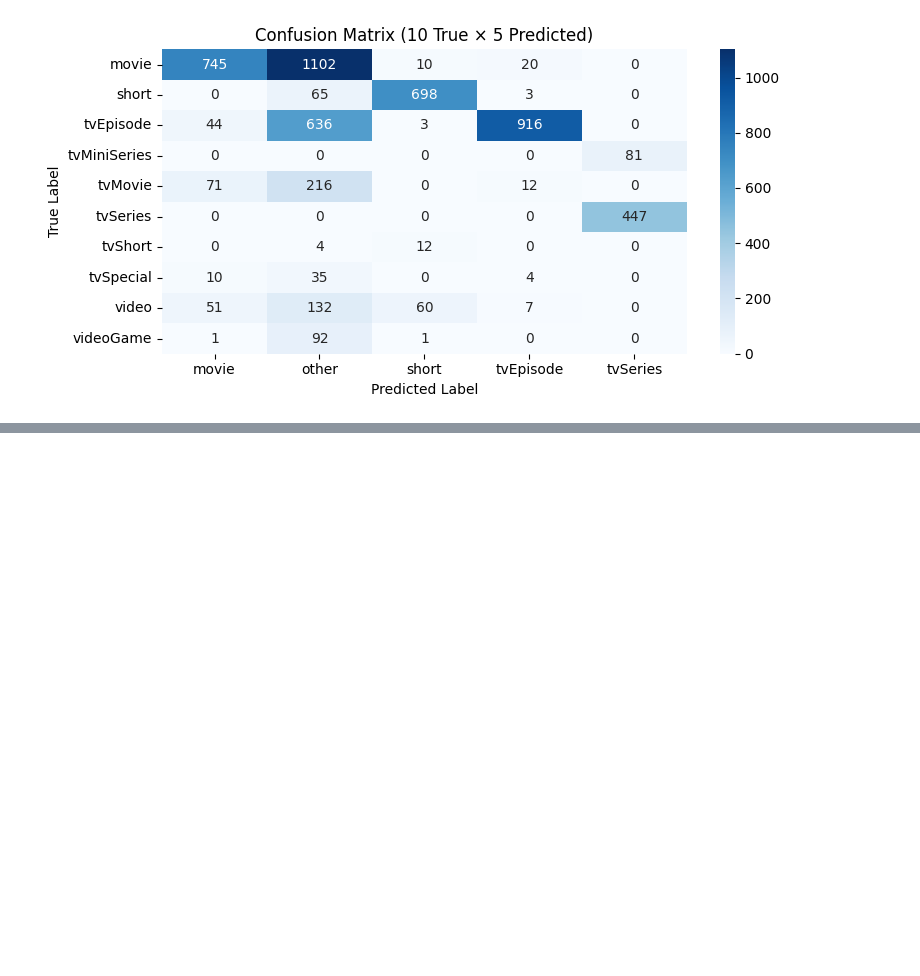
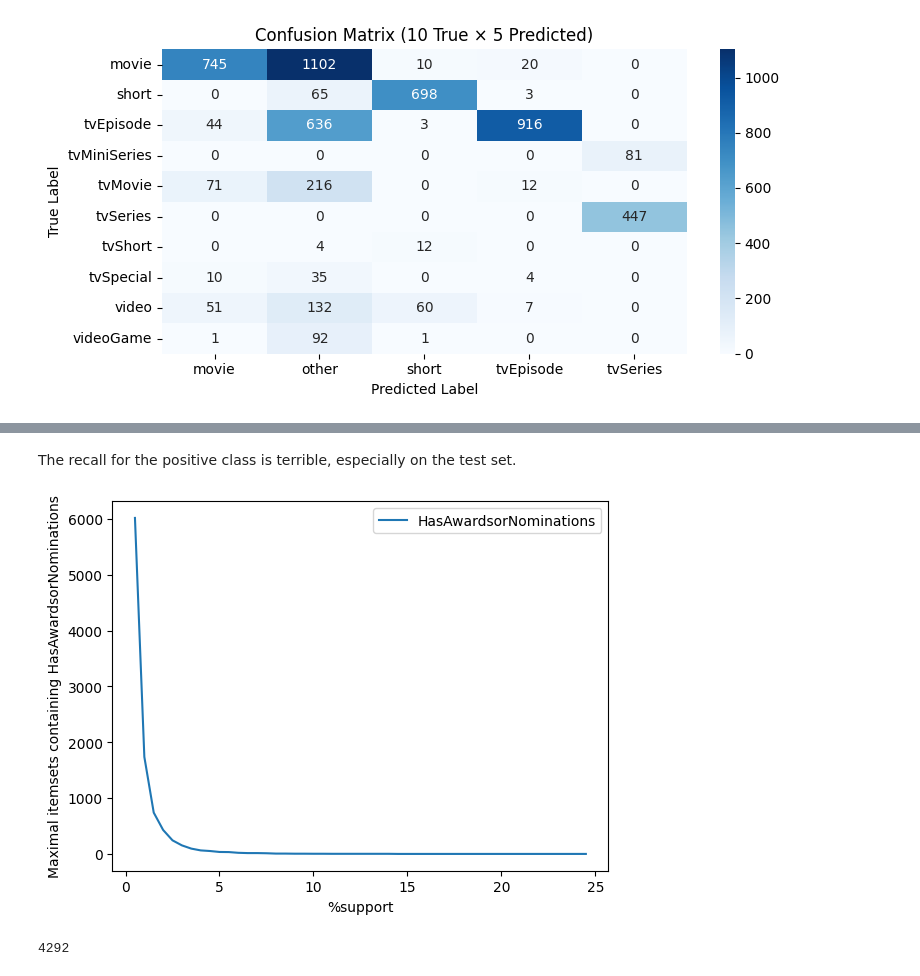
Before and after one commit to g-fabiani4-unipi/dm1_project, a Jupyter notebook: src/pattern_mining.ipynb, the cells around one changed output, grey strips where cells are left out. Saved outputs shown, nothing was run; the diff lists cells and outputs as text; code cells hidden in the pictures; blank space fills up the shorter version.

```diff
--- a/src/pattern_mining.ipynb
+++ b/src/pattern_mining.ipynb
@@ -655,0 +758,19 @@ plt.show()
+# %% [markdown]
+The recall for the positive class is terrible, especially on the test set.
+# %%
+target = 'HasAwardsorNominations'
+results = []
+min_sup = .5
+
+for i in np.arange(min_sup, max_supp, .5):
+    max_itemsets = fpgrowth(X, target="m", supp=i, zmin=zmin)
+    results.append(len([item for item in max_itemsets if 'HasAwardsorNominations' in item[0]]))
+
+plt.plot(np.arange(min_sup, max_supp, .5), results, label=target)
+
+plt.legend()
+plt.xlabel("%support")
+plt.ylabel("Maximal itemsets containing HasAwardsorNominations")
+plt.show()
+# %% [output]
+[figure, added]
@@ -655,0 +779,5 @@ plt.show()
+# %%
+awards_rules = [rule for rule in rules if rule[0] == 'HasAwardsorNominations']
+len(awards_rules)
+# %% [output]
+4292
```
Also changed, not shown: parts of 34 cells of this notebook.
